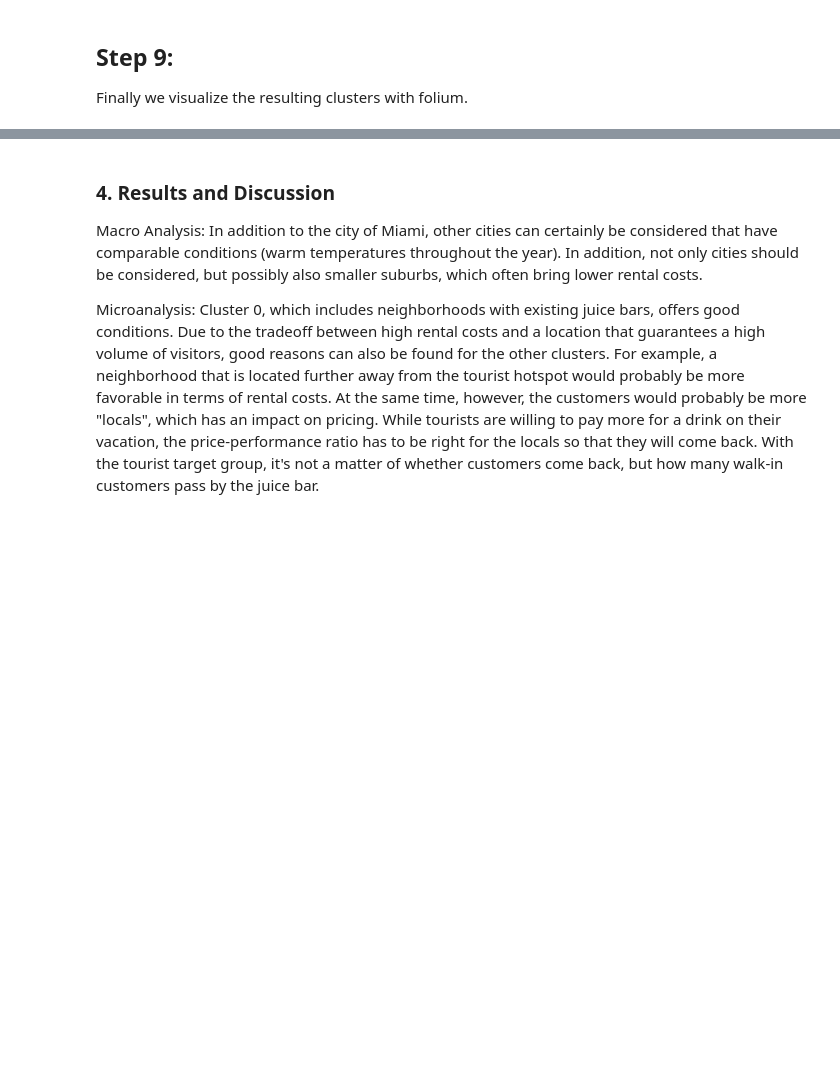
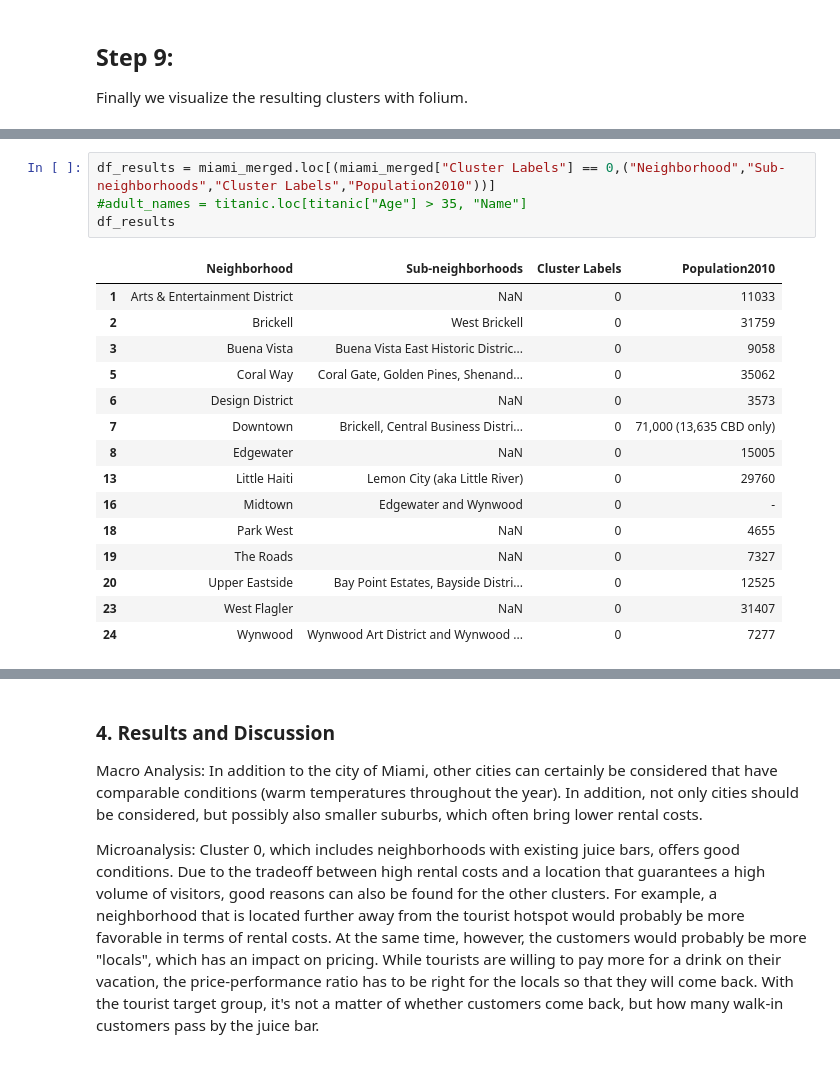
Before and after one commit to tobi-ruppert/Capstone_Project, a Jupyter notebook: Capstone - The Battle of Neighborhoods.ipynb, the cells around one changed output, grey strips where cells are left out. Drawn from its saved outputs; the diff is of its cells as text; blank space fills up the shorter version.

```diff
--- a/Capstone - The Battle of Neighborhoods.ipynb
+++ b/Capstone - The Battle of Neighborhoods.ipynb
@@ -521,3 +521,23 @@ for lat, lon, poi, cluster in zip(miami_merged['latitude'], miami_merged['longit
 map_clusters
 # %% [output]
 [interactive output not drawn]
+# %%
+df_results = miami_merged.loc[(miami_merged["Cluster Labels"] == 0,("Neighborhood","Sub-neighborhoods","Cluster Labels","Population2010"))]
+#adult_names = titanic.loc[titanic["Age"] > 35, "Name"]
+df_results
+# %% [output]
+|  | Neighborhood | Sub-neighborhoods | Cluster Labels | Population2010 |
+| 1 | Arts & Entertainment District | NaN | 0 | 11033 |
+| 2 | Brickell | West Brickell | 0 | 31759 |
+| 3 | Buena Vista | Buena Vista East Historic Distric... | 0 | 9058 |
+| 5 | Coral Way | Coral Gate, Golden Pines, Shenand... | 0 | 35062 |
+| 6 | Design District | NaN | 0 | 3573 |
+| 7 | Downtown | Brickell, Central Business Distri... | 0 | 71,000 (13,635 CBD only) |
+| 8 | Edgewater | NaN | 0 | 15005 |
+| 13 | Little Haiti | Lemon City (aka Little River) | 0 | 29760 |
+| 16 | Midtown | Edgewater and Wynwood | 0 | - |
+| 18 | Park West | NaN | 0 | 4655 |
+| 19 | The Roads | NaN | 0 | 7327 |
+| 20 | Upper Eastside | Bay Point Estates, Bayside Distri... | 0 | 12525 |
+| 23 | West Flagler | NaN | 0 | 31407 |
+| 24 | Wynwood | Wynwood Art District and Wynwood ... | 0 | 7277 |
```
Also changed, not shown: parts of 2 cells of this notebook.
